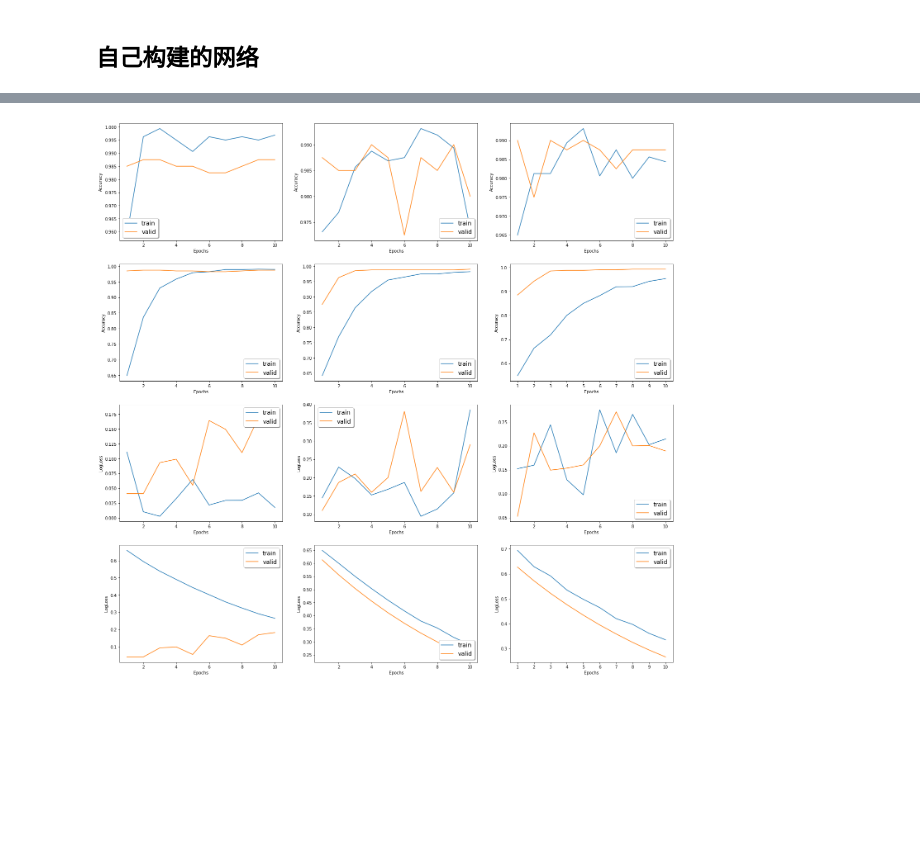
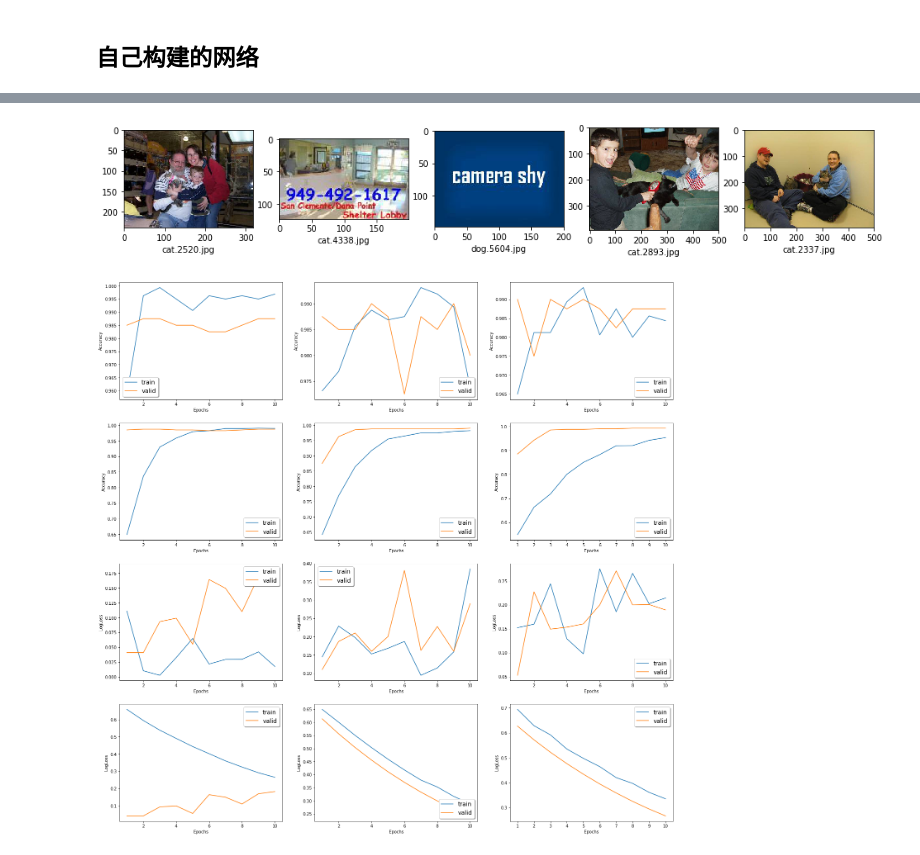
Before and after one commit to lssxfy123/PythonStudy, a Jupyter notebook: udacity_test/machine_learn/MLND_CN_Graduate/graduate7.ipynb, the cells around one changed output, grey strips where cells are left out. Cells and saved outputs as stored; diff of their text form; code cells hidden in the pictures; blank space fills up the shorter version.

```diff
--- a/udacity_test/machine_learn/MLND_CN_Graduate/graduate7.ipynb
+++ b/udacity_test/machine_learn/MLND_CN_Graduate/graduate7.ipynb
@@ -49,5 +56,25 @@ for name in errornames:
     if os.path.exists(train_path + name):
         os.remove(train_path + name)
+# %%
+exception_images = ['cat.10029.jpg','cat.10365.jpg','cat.10636.jpg','cat.10712.jpg','cat.11184.jpg',
+              'cat.11565.jpg','cat.12227.jpg','cat.12272.jpg','cat.12424.jpg','cat.12493.jpg','cat.2337.jpg','cat.252.jpg',
+              'cat.2520.jpg','cat.2893.jpg','cat.2939.jpg','cat.3216.jpg','cat.3731.jpg','cat.3868.jpg','cat.4085.jpg',
+              'cat.4338.jpg','cat.4688.jpg','cat.4833.jpg','cat.4852.jpg','cat.503.jpg','cat.5351.jpg','cat.5418.jpg',
+              'cat.6429.jpg','cat.6442.jpg','cat.6699.jpg','cat.7377.jpg','cat.7564.jpg','cat.7920.jpg','cat.7968.jpg',
+              'cat.8383.jpg','cat.8456.jpg','cat.8470.jpg','cat.9090.jpg','cat.9171.jpg','cat.9444.jpg','dog.10161.jpg',
+              'dog.10190.jpg','dog.10237.jpg','dog.1043.jpg','dog.10801.jpg','dog.12376.jpg','dog.1773.jpg', 'dog.1895.jpg',
+              'dog.2422.jpg','dog.4367.jpg','dog.5604.jpg','dog.6475.jpg','dog.8736.jpg','dog.8898.jpg','dog.9517.jpg']
+images = random.sample(exception_images, 5)
+
+plt.figure(figsize=(16, 9))
+for i in range(len(images)):
+    plt.subplot(1, 5, i + 1)
+    img = cv2.imread(common.train_path + images[i])
+    cv_rgb = cv2.cvtColor(img, cv2.COLOR_BGR2RGB)
+    plt.imshow(cv_rgb)
+    plt.xlabel(images[i])
+# %% [output]
+[figure, added]
 # %%
 def plot_info(model_name, acc_lengend, loss_lengend):
     adam_3 = 'small_{0}_Adam_0.3_history.pkl'.format(model_name)
```
Also changed, not shown: parts of 2 cells of this notebook, 5 other files.
